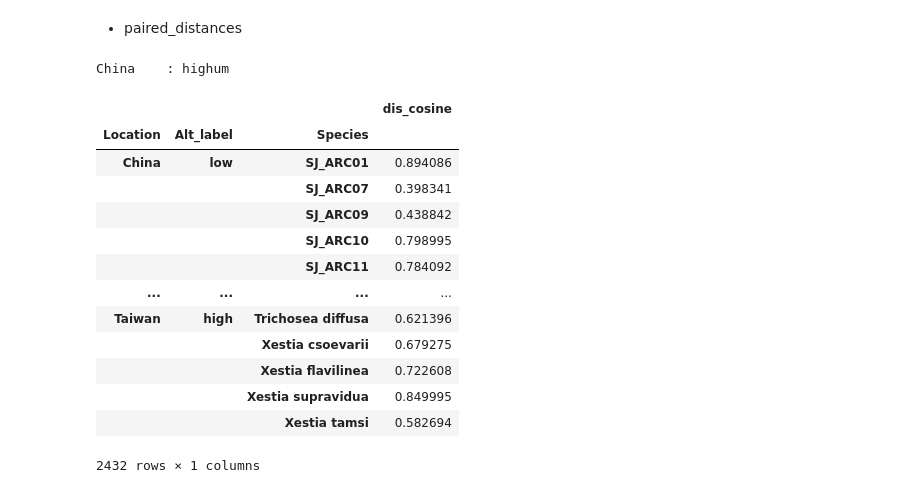
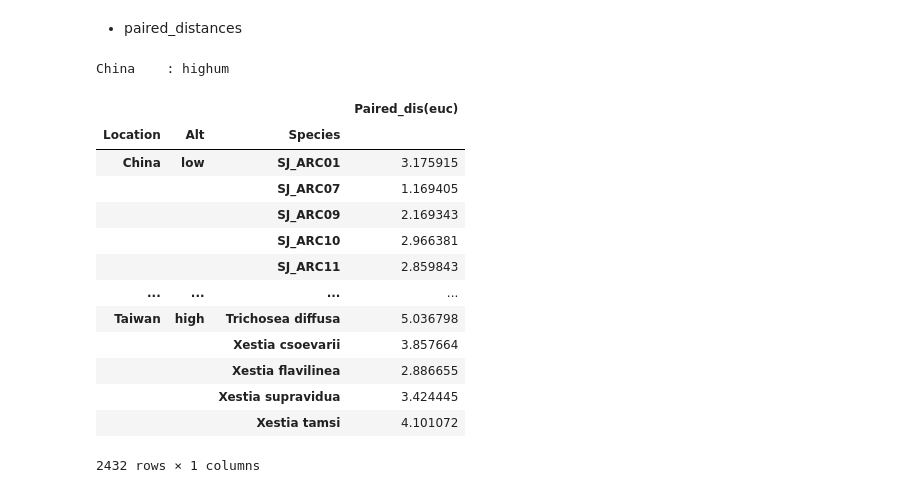
Before and after one commit to YunghuiHsu/Moth_Project, a Jupyter notebook: Moth_thermal/vsc/explore_LatentSpace.ipynb, the cells around one changed output. Cells and saved outputs as stored; diff of their text form; code cells hidden in the pictures.

```diff
--- a/Moth_thermal/vsc/explore_LatentSpace.ipynb
+++ b/Moth_thermal/vsc/explore_LatentSpace.ipynb
@@ -849,7 +847,7 @@ alt_labels_bins = (df_TTRS_sp_based.groupby(['Location']).TTRS_Elev_mid
 
 df_alt_labels = pd.concat(
     [label for label, bins in alt_labels_bins]
-    ).rename('Alt_label')
+    ).rename('Alt')
 bins = [np.round(bin) for label,bin in alt_labels_bins]
 
 # 檢視海拔切割的區間
@@ -858,7 +856,7 @@ for loc, bin_ in bins.items():
     print(f'{loc:10s} : {bin_}')
 
 # 將alt_label加入原資料
-col.insert(0, 'Alt_label')
+col.insert(0, 'Alt')
 df_TTRS_Alt_label = df_TTRS_sp_based.merge(df_alt_labels,
                                            left_index=True, right_index=True)[col]
 df_TTRS_Alt_label
@@ -908,7 +901,7 @@ print(df_coding_sp_median.shape)   # index為sp
 *_, dim = df_coding_sp_median.shape
 print(df_TTRS_Alt_label.columns.values)
 
-col = ['Location','Alt_label','Species', *range(dim)]
+col = ['Location','Alt','Species', *range(dim)]
 
 # df_coding_sp_median
 # 增加loc 、 alt_label欄位
@@ -918,7 +911,7 @@ df_coding_sp_median = (df_coding_sp_median.merge(df_TTRS_Alt_label,
                           how='left'
                           )[col]
                        .dropna(subset=['Location'])
-                       .set_index(['Location','Alt_label','Species']))
+                       .set_index(['Location','Alt','Species']))
 
 print(df_coding_sp_median.shape)
 
@@ -959,47 +952,51 @@ True
 # pd.concat([df_loc_alt's])
 
 def dis_from_centroid(df:pd.DataFrame)->pd.DataFrame:
-       return df - df.groupby(['Location','Alt_label']).agg(np.median)
+       return df - df.groupby(['Location', 'Alt']).agg(np.median)
 
-df_coding_sp_median_alt = df_coding_sp_median.groupby(['Location', 'Alt_label']).apply(dis_from_centroid)
+df_coding_sp_median_alt = df_coding_sp_median.groupby(['Location', 'Alt']).apply(dis_from_centroid)
 # %% [markdown]
 - paired_distances
 # %%
 from sklearn.metrics.pairwise import paired_distances
 
-metric = "cosine" # "euclidean"
-centroid = df_coding_sp_median.groupby(['Location','Alt_label']).agg(np.median)
-centroid_group = centroid.query('Location == @loc and Alt_label == @label').values.reshape(1,-1)
+metric = "euclidean" # "euclidean", "cosine"
+col_dis = f'Paired_dis({metric[:3]})'
+centroid = df_coding_sp_median.groupby(['Location','Alt']).agg(np.median)
+centroid_group = centroid.query('Location == @loc and Alt == @label').values.reshape(1,-1)
 
 def dis_from_centroid(df):
     return paired_distances(df.values.reshape(1,-1), centroid_group, metric=metric)
 
+
+# 無法用groupby().apply()分組聚合計算
 dis_centroid = []
 for loc in locations:
     for label in labels:
         print(f'{loc:8s} : {label}', end='\r')
-        centroid_group = centroid.query('Location == @loc and Alt_label == @label').values.reshape(1,-1)
 
-        df_= (df_coding_sp_median.query('Location == @loc and Alt_label == @label')
+        centroid_group = centroid.query('Location == @loc and Alt == @label').values.reshape(1,-1)
+
+        df_= (df_coding_sp_median.query('Location == @loc and Alt == @label')
               .T.apply(dis_from_centroid)
-              .T.rename(columns={0: f'dis_{metric}'})
+              .T.rename(columns={0: col_dis})
                         )
         dis_centroid.append(df_)
 dis_centroid = pd.concat(dis_centroid).sort_index()
 dis_centroid
 # %% [output]
 China    : highum
-|  |  |  | dis_cosine |
-| Location | Alt_label | Species |  |
-| China | low | SJ_ARC01 | 0.894086 |
-|  |  | SJ_ARC07 | 0.398341 |
-|  |  | SJ_ARC09 | 0.438842 |
-|  |  | SJ_ARC10 | 0.798995 |
-|  |  | SJ_ARC11 | 0.784092 |
+|  |  |  | Paired_dis(euc) |
+| Location | Alt | Species |  |
+| China | low | SJ_ARC01 | 3.175915 |
+|  |  | SJ_ARC07 | 1.169405 |
+|  |  | SJ_ARC09 | 2.169343 |
+|  |  | SJ_ARC10 | 2.966381 |
+|  |  | SJ_ARC11 | 2.859843 |
 | ... | ... | ... | ... |
-| Taiwan | high | Trichosea diffusa | 0.621396 |
-|  |  | Xestia csoevarii | 0.679275 |
-|  |  | Xestia flavilinea | 0.722608 |
-|  |  | Xestia supravidua | 0.849995 |
-|  |  | Xestia tamsi | 0.582694 |
+| Taiwan | high | Trichosea diffusa | 5.036798 |
+|  |  | Xestia csoevarii | 3.857664 |
+|  |  | Xestia flavilinea | 2.886655 |
+|  |  | Xestia supravidua | 3.424445 |
+|  |  | Xestia tamsi | 4.101072 |
 2432 rows × 1 columns
```
Also changed, not shown: parts of 9 cells of this notebook.
